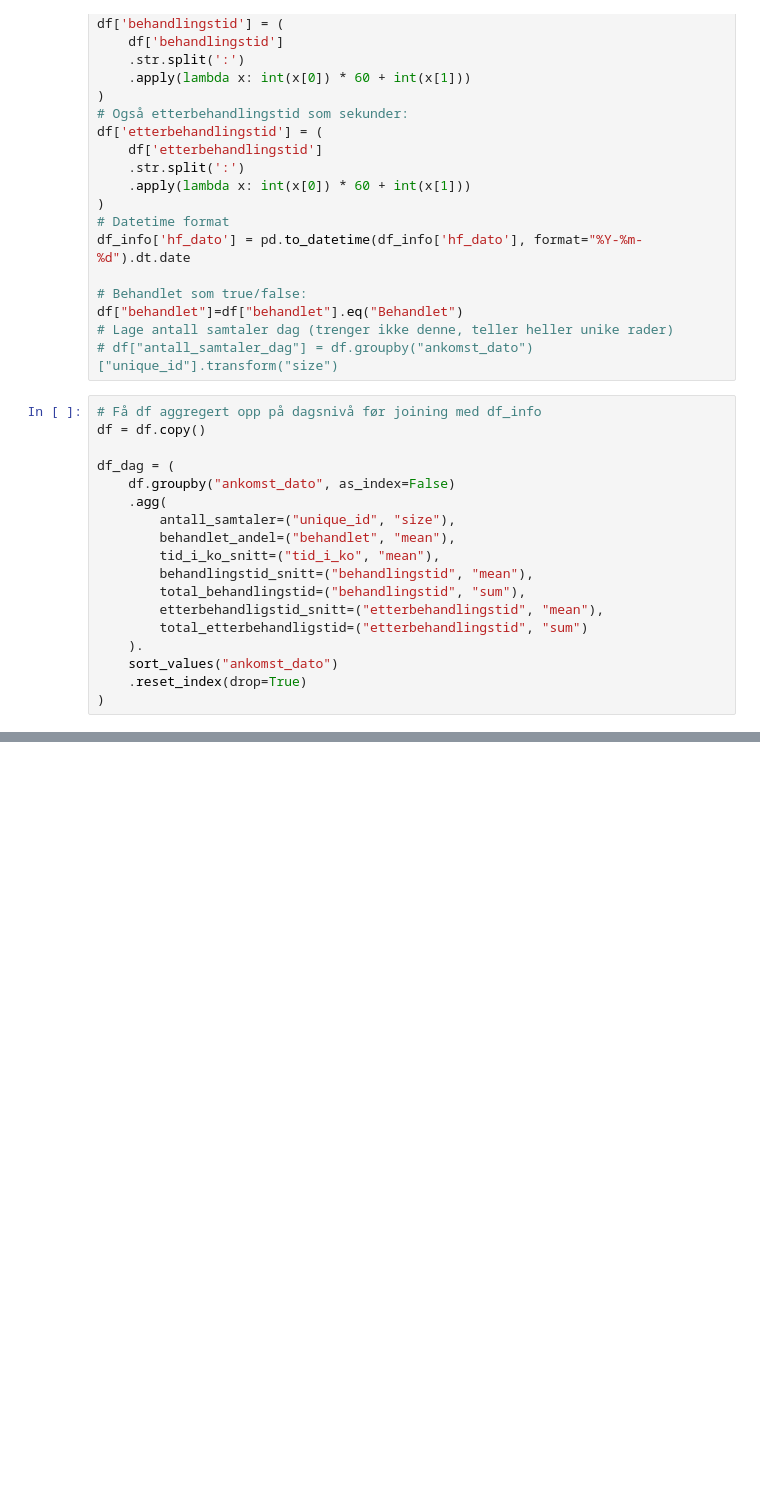
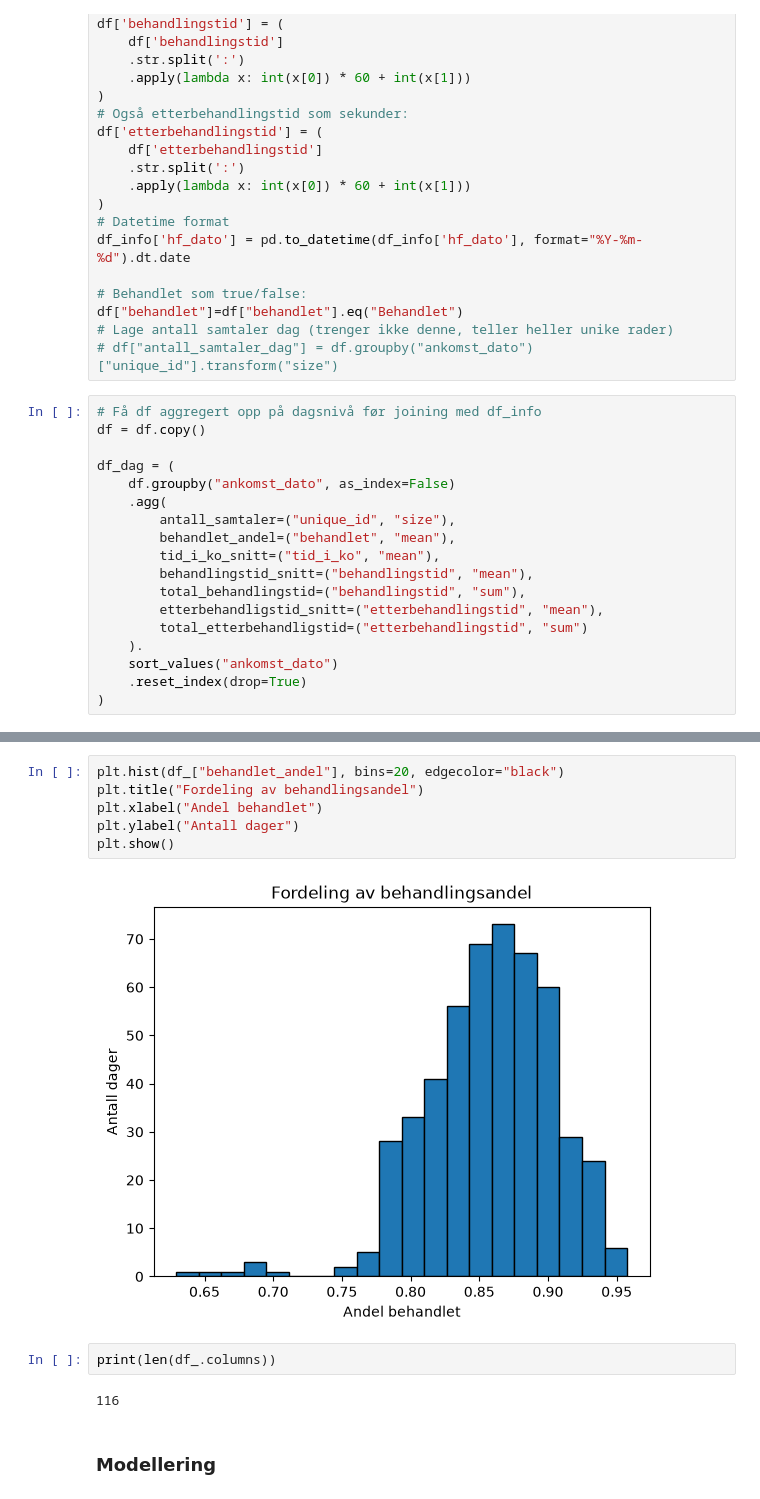
Before and after one commit to adnerolstad-klp/inngangsanalyse, a Jupyter notebook: code/notebooks/02_agg_analysis.ipynb, the cells around one changed output, grey strips where cells are left out. Saved outputs shown, nothing was run; the diff lists cells and outputs as text; blank space fills up the shorter version.

```diff
--- a/code/notebooks/02_agg_analysis.ipynb
+++ b/code/notebooks/02_agg_analysis.ipynb
@@ -170,0 +203,14 @@ df_.head()
+# %%
+plt.hist(df_["behandlet_andel"], bins=20, edgecolor="black")
+plt.title("Fordeling av behandlingsandel")
+plt.xlabel("Andel behandlet")
+plt.ylabel("Antall dager")
+plt.show()
+# %% [output]
+[figure, added]
+# %%
+print(len(df_.columns))
+# %% [output]
+116
+# %% [markdown]
+### Modellering
```
Also changed, not shown: parts of 14 cells of this notebook.
